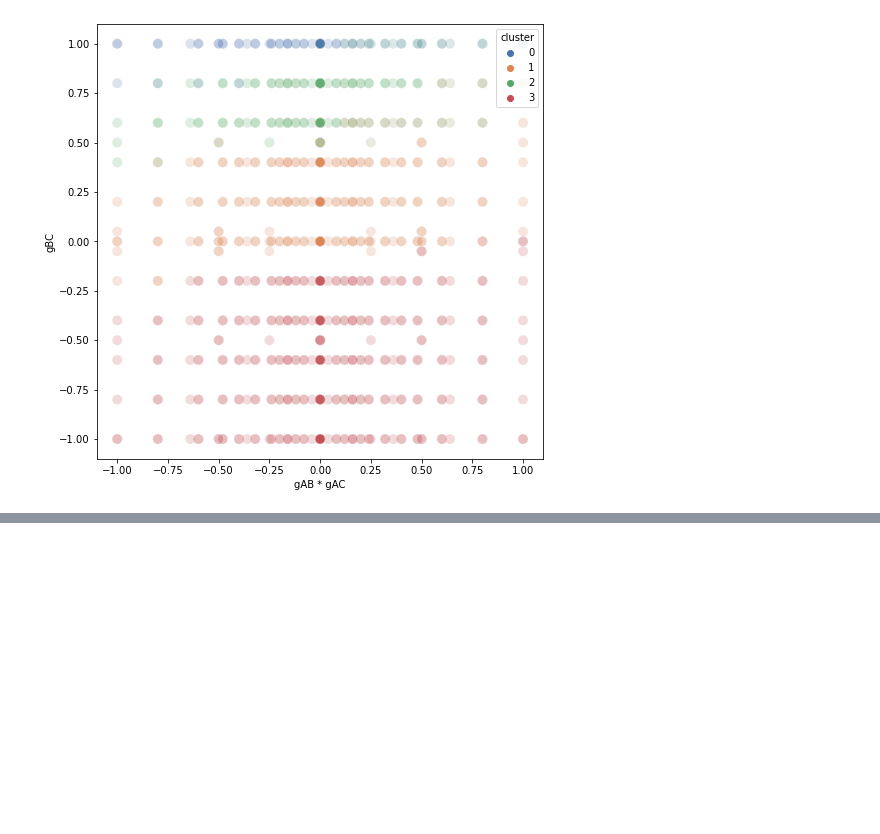
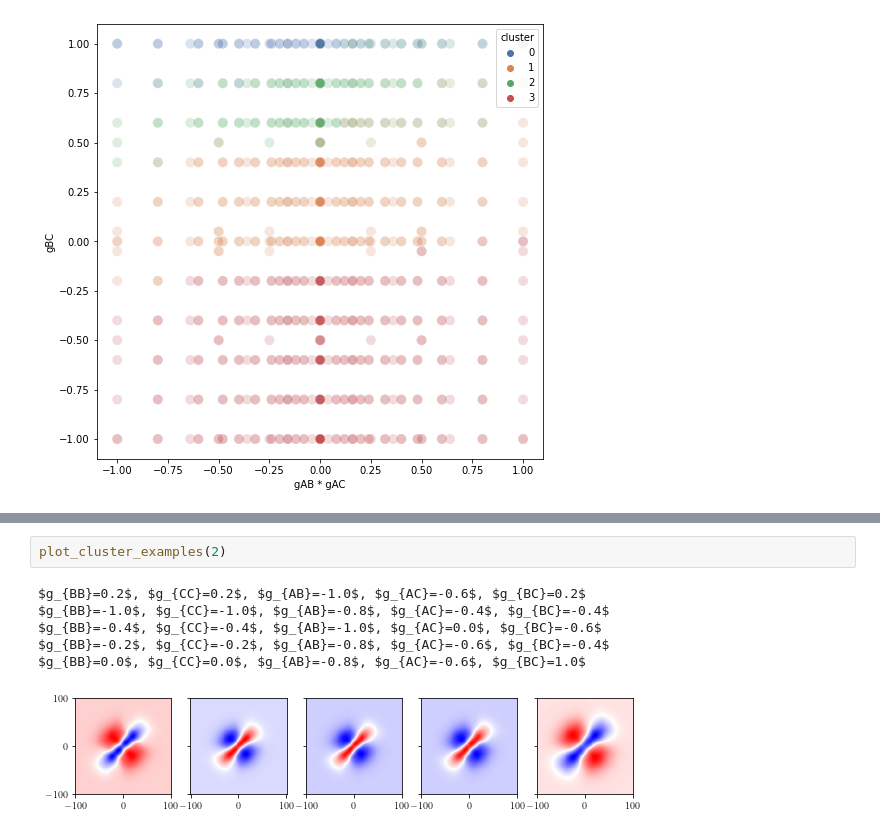
Before and after one commit to friethjof/correlation_classification, a Jupyter notebook: clustering_with_kmeans.ipynb, the cells around one changed output, grey strips where cells are left out. Cells and saved outputs as stored; diff of their text form; blank space fills up the shorter version.

```diff
--- a/clustering_with_kmeans.ipynb
+++ b/clustering_with_kmeans.ipynb
@@ -238,0 +242,9 @@ Text(0, 0.5, 'gAB')
+# %%
+plot_cluster_examples(2)
+# %% [output]
+$g_{BB}=0.2$, $g_{CC}=0.2$, $g_{AB}=-1.0$, $g_{AC}=-0.6$, $g_{BC}=0.2$
+$g_{BB}=-1.0$, $g_{CC}=-1.0$, $g_{AB}=-0.8$, $g_{AC}=-0.4$, $g_{BC}=-0.4$
+$g_{BB}=-0.4$, $g_{CC}=-0.4$, $g_{AB}=-1.0$, $g_{AC}=0.0$, $g_{BC}=-0.6$
+$g_{BB}=-0.2$, $g_{CC}=-0.2$, $g_{AB}=-0.8$, $g_{AC}=-0.6$, $g_{BC}=-0.4$
+$g_{BB}=0.0$, $g_{CC}=0.0$, $g_{AB}=-0.8$, $g_{AC}=-0.6$, $g_{BC}=1.0$
+[figure, added]
```
Also changed, not shown: parts of 6 cells of this notebook, 1 other file.
